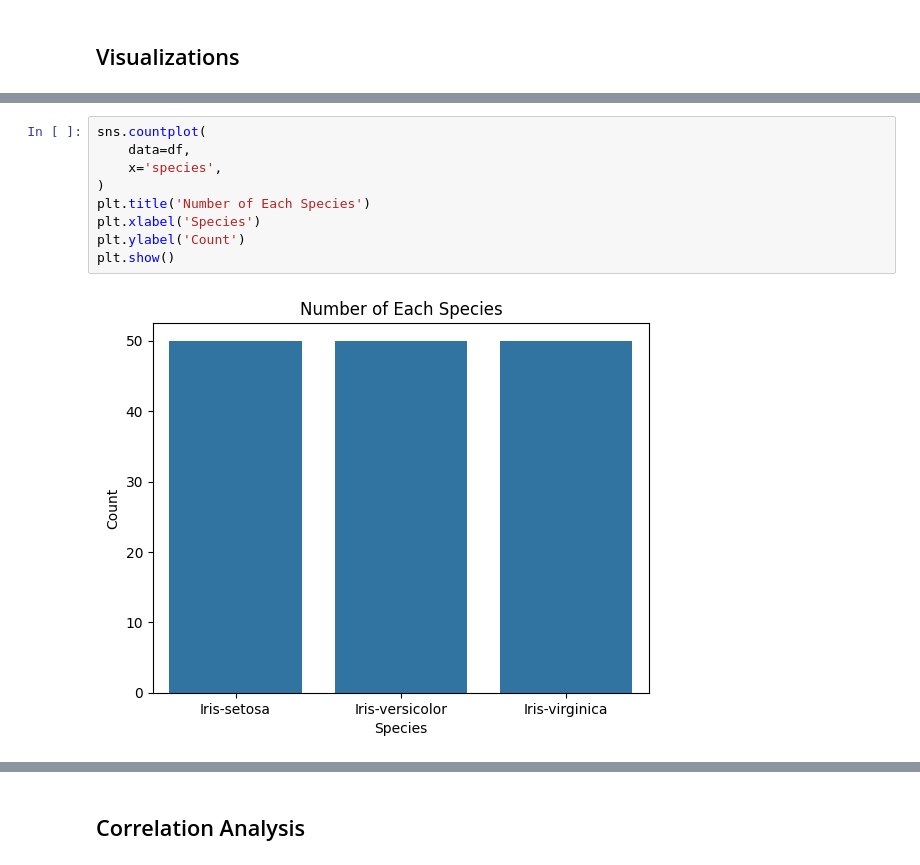
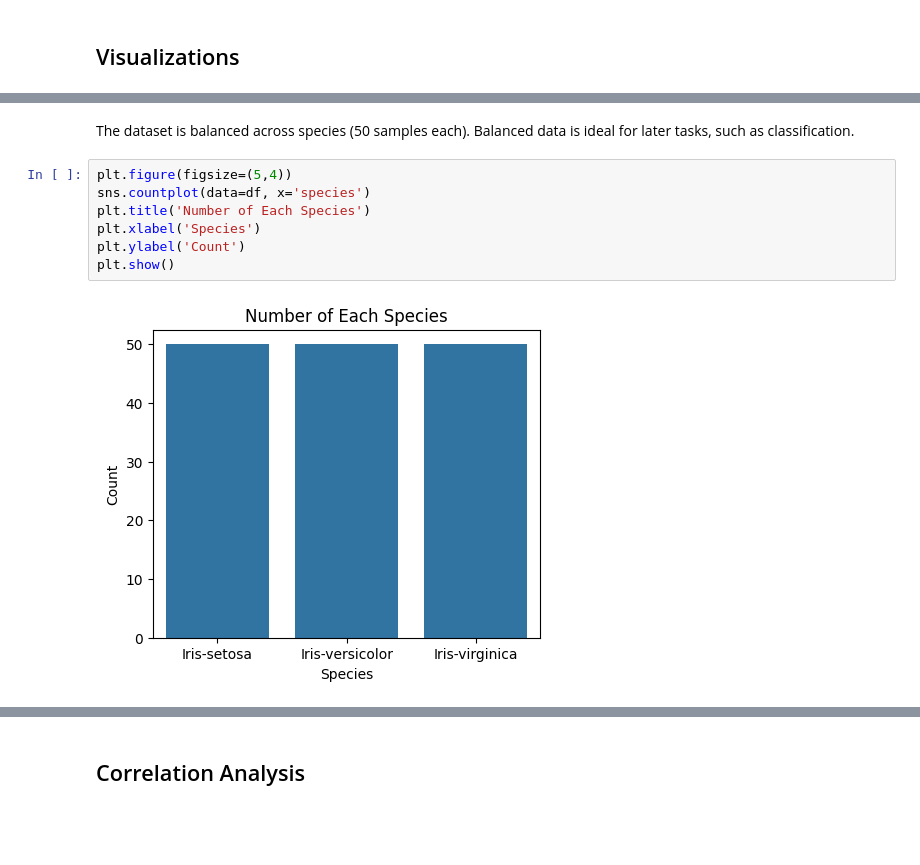
Before and after one commit to andrianllmm/ds100-ws1, a Jupyter notebook: eda.ipynb, the cells around one changed output, grey strips where cells are left out. Cells and saved outputs as stored; diff of their text form; blank space fills up the shorter version.

```diff
--- a/eda.ipynb
+++ b/eda.ipynb
@@ -129,11 +159,12 @@ for col in numeric_cols:
+# %% [markdown]
+The dataset is balanced across species (50 samples each).
+Balanced data is ideal for later tasks, such as classification.
 # %%
-sns.countplot(
-    data=df,
-    x='species',
-)
+plt.figure(figsize=(5,4))
+sns.countplot(data=df, x='species')
 plt.title('Number of Each Species')
 plt.xlabel('Species')
 plt.ylabel('Count')
 plt.show()
 # %% [output]
-[figure, old version]
+[figure, new version]
```
Also changed, not shown: parts of 36 cells of this notebook.
